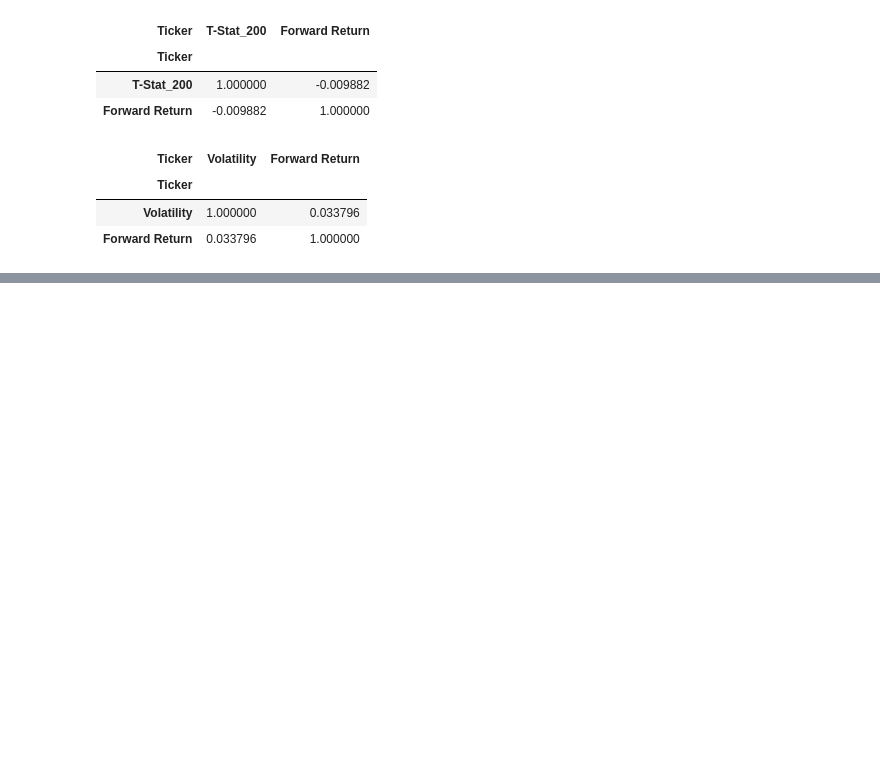
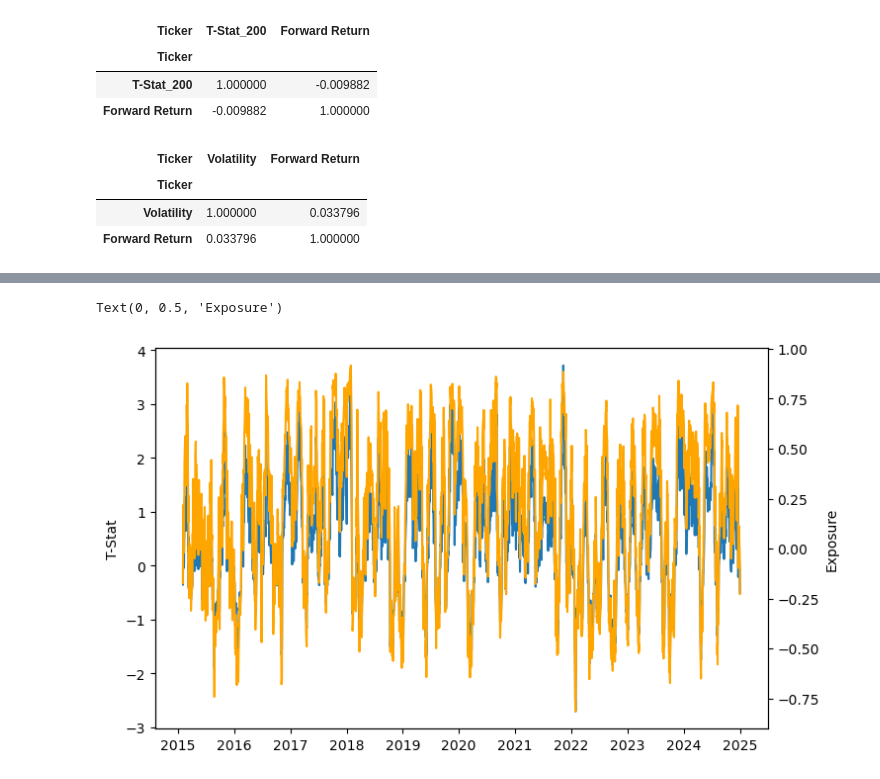
Before and after one commit to akshathp0/entropy-trading, a Jupyter notebook: validate_features.ipynb, the cells around one changed output, grey strips where cells are left out. Cells and saved outputs as stored; diff of their text form; code cells hidden in the pictures; blank space fills up the shorter version.

```diff
--- a/validate_features.ipynb
+++ b/validate_features.ipynb
@@ -272,0 +389,11 @@ df[['Volatility', 'Forward Return']].corr()
+# %%
+fig, ax1 = plt.subplots(figsize = (8, 5))
+
+ax1.plot(df['T-Stat_20'], label = 'T-Stat-20')
+ax1.set_ylabel('T-Stat')
+ax2 = ax1.twinx()
+ax2.plot(df['Exposure'], label = 'Exposure', color = 'Orange')
+ax2.set_ylabel('Exposure')
+# %% [output]
+Text(0, 0.5, 'Exposure')
+[figure, added]
```
Also changed, not shown: parts of 27 cells of this notebook, 2 other files.
